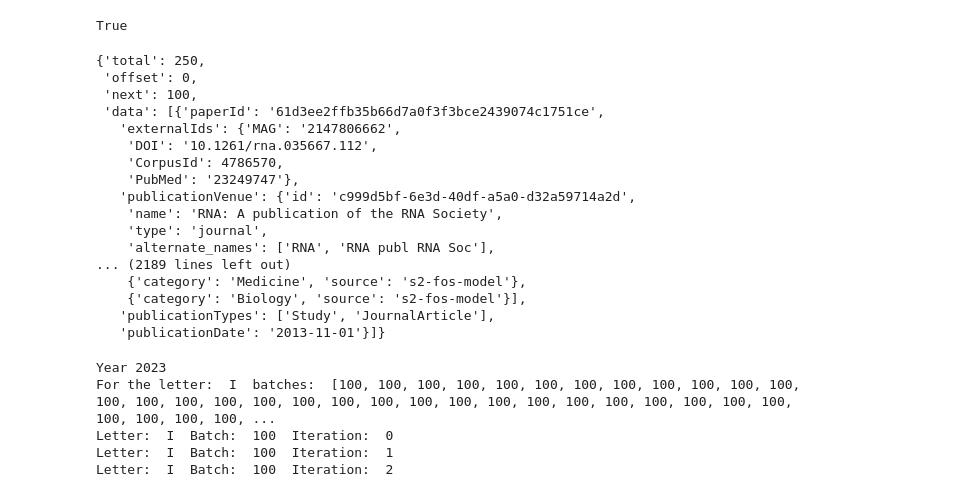
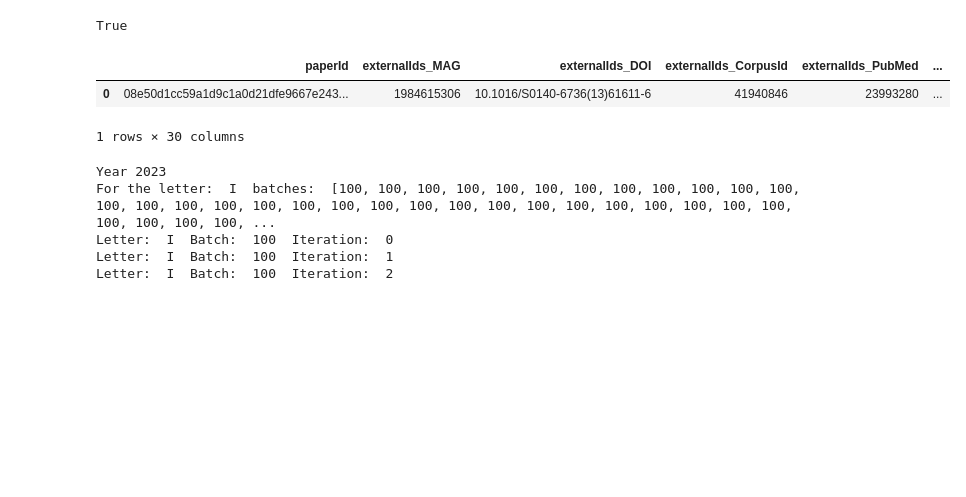
Before and after one commit to KutlualpTazefidan/convergence_oracle, a Jupyter notebook: 0_1_0_Fetching_Data_From_SemanticScholar_alp.ipynb, the cells around one changed output. Saved outputs shown, nothing was run; the diff lists cells and outputs as text; code cells hidden in the pictures; blank space fills up the shorter version.

Commit message:
Reorganize columns

```diff
--- a/0_1_0_Fetching_Data_From_SemanticScholar_alp.ipynb
+++ b/0_1_0_Fetching_Data_From_SemanticScholar_alp.ipynb
@@ -45,11 +45,10 @@ params = {
     'query': "A",  # Use the first research field from the list
     'venue': journal[0],
     'year': 2013,
-    'limit': 100,  # Number of results per request
+    'limit': 1,  # Number of results per request
     'offset': 0,  # Offset for pagination
-    # 'fields': 'title,authors,abstract,citationCount,year',
-    'fields': 'externalIds,title,abstract,citationCount,referenceCount,influentialCitationCount,fieldsOfStudy,s2FieldsOfStudy,publicationTypes,publicationDate,publicationVenue,year',
-
+    # 'fields': 'externalIds,title,abstract,citationCount,year',
+    'fields': 'externalIds,title,authors,abstract,citationCount,referenceCount,influentialCitationCount,fieldsOfStudy,s2FieldsOfStudy,publicationTypes,publicationDate,publicationVenue,year,tldr,embedding.specter_v2,citations,references',
 }
 
 # Make the GET request
@@ -57,25 +56,39 @@ response = requests.get(api_url, params=params,headers={'X-API-KEY':os.getenv("S
 # Check if the request was successful
 if response.status_code == 200:
     data = json.loads(response.text)
-data
+else:
+    print(f"Error: Request failed with status code {response.status_code}")
+    print(f"Error message: {response.text}")
-# %% [output]
-{'total': 250,
- 'offset': 0,
- 'next': 100,
- 'data': [{'paperId': '61d3ee2ffb35b66d7a0f3f3bce2439074c1751ce',
-   'externalIds': {'MAG': '2147806662',
-    'DOI': '10.1261/rna.035667.112',
-    'CorpusId': 4786570,
-    'PubMed': '23249747'},
-   'publicationVenue': {'id': 'c999d5bf-6e3d-40df-a5a0-d32a59714a2d',
-    'name': 'RNA: A publication of the RNA Society',
-    'type': 'journal',
-    'alternate_names': ['RNA', 'RNA publ RNA Soc'],
-... (2189 lines left out)
-    {'category': 'Medicine', 'source': 's2-fos-model'},
-    {'category': 'Biology', 'source': 's2-fos-model'}],
-   'publicationTypes': ['Study', 'JournalArticle'],
-   'publicationDate': '2013-11-01'}]}
+# %%
+def flatten_dict(d, parent_key='', separator='_'):
+    flattened = {}
+    for key, value in d.items():
+        new_key = parent_key + separator + key if parent_key else key
+        if isinstance(value, dict):
+            for sub_key, sub_value in value.items():
+                sub_new_key = new_key + separator + sub_key
+                flattened[sub_new_key] = sub_value
+        else:
+            flattened[new_key] = value
+    return flattened
+
+flattened_data = []  # A list to store flattened dictionaries
+original_data = pd.DataFrame(data)  # Original DataFrame
+num_records = len(data['data'])  # Number of records in the 'data' list
+
+# Loop through each record in 'data' and flatten it
+for i in range(num_records):
+    flattened_data.append(flatten_dict(data['data'][i]))
+
+# Create a DataFrame from the flattened data
+flattened_df = pd.DataFrame(flattened_data)
+flattened_df.to_csv("./temp_data/all_features.csv",index=False)
+# Display the first few rows of the flattened DataFrame
+display(flattened_df.head())
+# %% [output]
+|  | paperId | externalIds_MAG | externalIds_DOI | externalIds_CorpusId | externalIds_PubMed | ... |
+| 0 | 08e50d1cc59a1d9c1a0d21dfe9667e243... | 1984615306 | 10.1016/S0140-6736(13)61611-6 | 41940846 | 23993280 | ... |
+1 rows × 30 columns
 # %%
 # Fetching Data
 year_list = list(range(start_date, end_date + 1))
```
Also changed, not shown: parts of 5 cells of this notebook, 2 other files.
